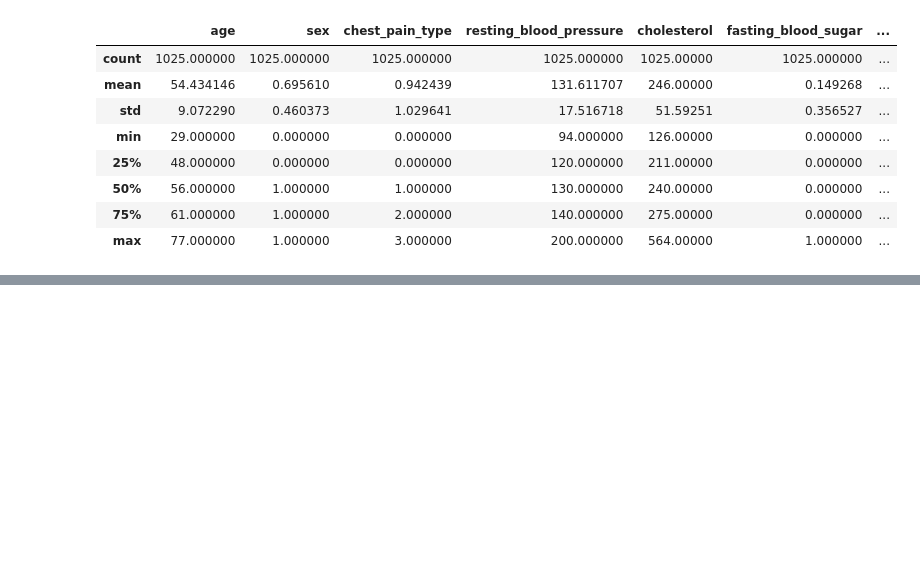
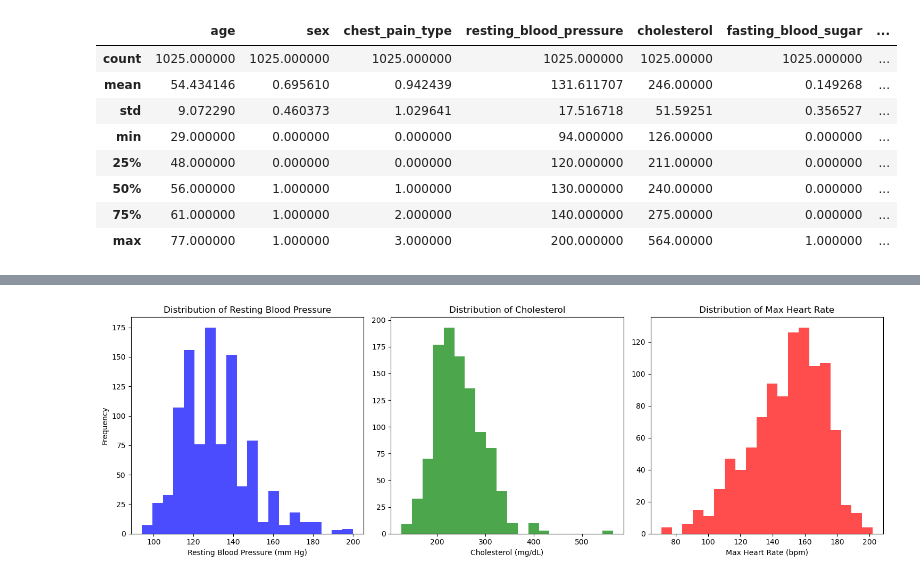
Before and after one commit to naregp/PUBH1142, a Jupyter notebook: Project.ipynb, the cells around one changed output, grey strips where cells are left out. Saved outputs shown, nothing was run; the diff lists cells and outputs as text; code cells hidden in the pictures; blank space fills up the shorter version.

```diff
--- a/Project.ipynb
+++ b/Project.ipynb
@@ -126,0 +136,32 @@ sns.lmplot(x='age', y='cholesterol', data=df)
+# %%
+# Set up the matplotlib figure (figure size in inches)
+plt.figure(figsize=(15, 5))
+
+# Histogram of Resting Blood Pressure
+plt.subplot(1, 3, 1)  # 1 row, 3 columns, subplot 1
+plt.hist(df['resting_blood_pressure'], bins=20, color='blue', alpha=0.7)
+plt.title('Distribution of Resting Blood Pressure')
+plt.xlabel('Resting Blood Pressure (mm Hg)')
+plt.ylabel('Frequency')
+
+# Histogram of Cholesterol
+plt.subplot(1, 3, 2)  # 1 row, 3 columns, subplot 2
+plt.hist(df['cholesterol'], bins=20, color='green', alpha=0.7)
+plt.title('Distribution of Cholesterol')
+plt.xlabel('Cholesterol (mg/dL)')
+# plt.ylabel('Frequency')  # Optional, already labeled in the first plot
+
+# Histogram of Max Heart Rate
+plt.subplot(1, 3, 3)  # 1 row, 3 columns, subplot 3
+plt.hist(df['max_heart_rate_achieved'], bins=20, color='red', alpha=0.7)
+plt.title('Distribution of Max Heart Rate')
+plt.xlabel('Max Heart Rate (bpm)')
+# plt.ylabel('Frequency')  # Optional, already labeled in the first plot
+
+# Adjust layout to prevent overlap
+plt.tight_layout()
+
+# Show the plot
+plt.show()
+# %% [output]
+[figure, added]
```
Also changed, not shown: parts of 11 cells of this notebook.
